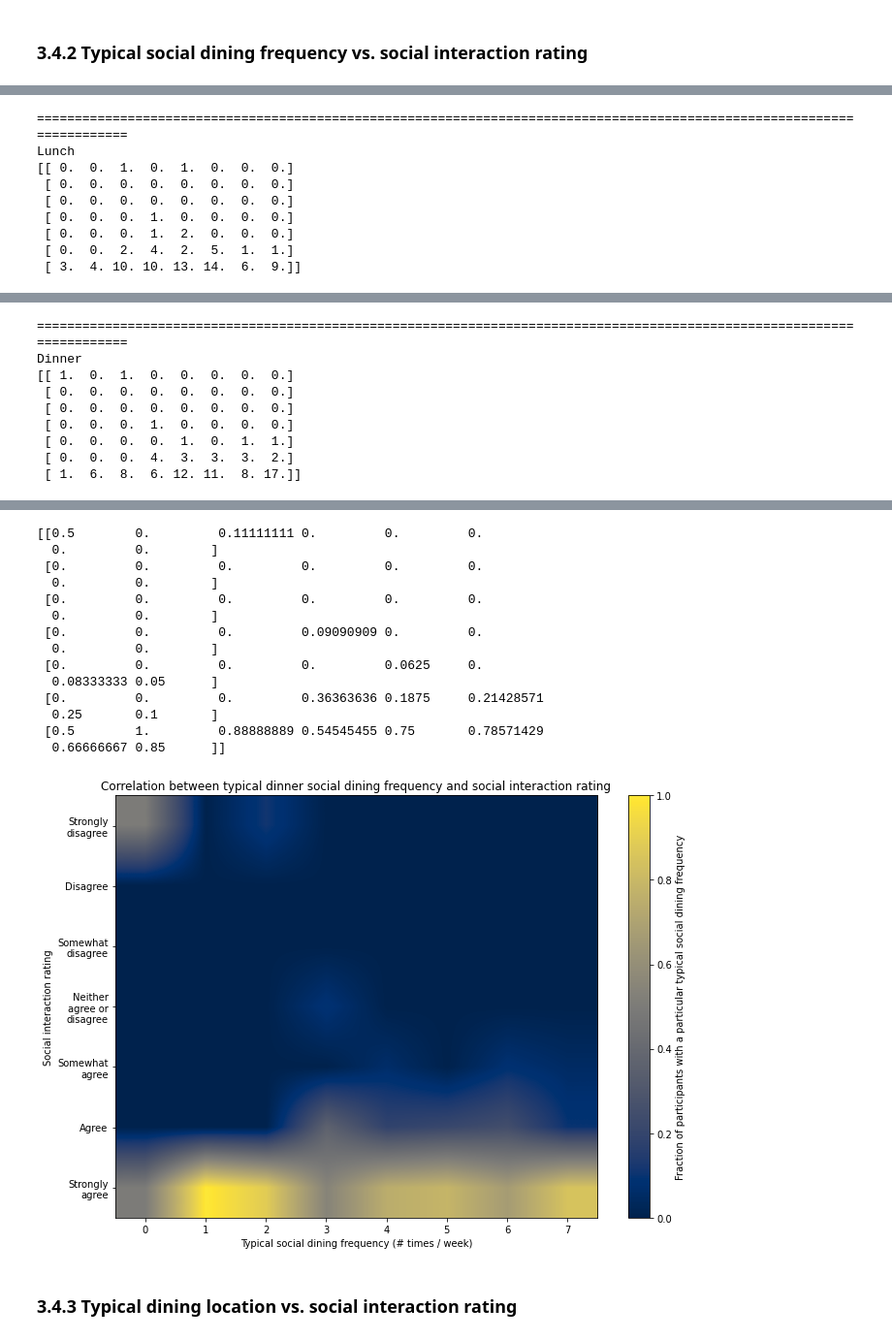
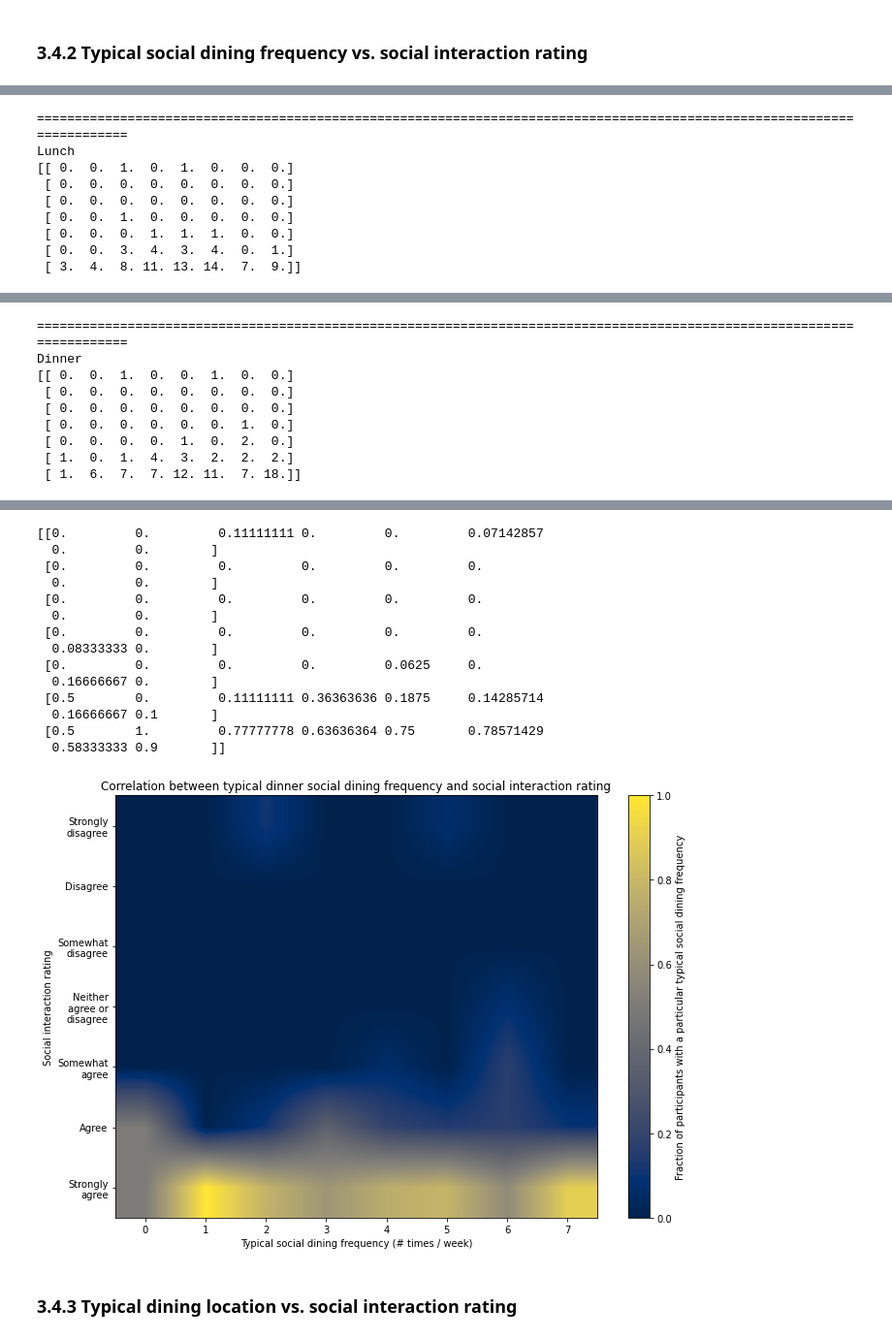
Before and after one commit to empriselab/social-dining, a Jupyter notebook: src/analysis/questionnaires_stats.ipynb, the cells around one changed output, grey strips where cells are left out. Shown at 97% size. Cells and saved outputs as stored; diff of their text form; code cells hidden in the pictures.

Commit message:
Fix questionnaire stats
Fix dataframe indexing and sort questionnaire data.
Re-generated all figures.

```diff
--- a/src/analysis/questionnaires_stats.ipynb
+++ b/src/analysis/questionnaires_stats.ipynb
@@ -1236,7 +1228,7 @@ rating_labels = {
 relationship_counts = np.zeros((len(rating_labels), len(relationship_type_labels)))
 
 for side in ['L', 'R']:
-    for relationship_type_label, rating_label in zip(pre_df[f'{side}1'][2:], post_df['Q1_2'][2:]):
+    for relationship_type_label, rating_label in zip(pre_df[f'{side}1'], post_df['Q1_2']):
 
         idx_x = np.where(np.array(list(relationship_type_labels.keys())) == relationship_type_label)[0]
         idx_y = np.where(np.array(list(rating_labels.keys())) == rating_label)[0]
@@ -1313,7 +1305,7 @@ rating_labels = {
 relationship_counts = np.zeros((len(rating_labels), len(relationship_duration_labels)))
 
 for side in ['L', 'R']:
-    for relationship_duration_label, rating_label in zip(pre_df[f'{side}2'][2:], post_df['Q1_2'][2:]):
+    for relationship_duration_label, rating_label in zip(pre_df[f'{side}2'], post_df['Q1_2']):
 
         idx_x = np.where(np.array(list(relationship_duration_labels.keys())) == relationship_duration_label)[0]
         idx_y = np.where(np.array(list(rating_labels.keys())) == rating_label)[0]
@@ -1392,7 +1384,7 @@ rating_labels = {
 relationship_counts = np.zeros((len(rating_labels), len(eating_together_freq_labels)))
 
 for side in ['L', 'R']:
-    for eating_together_freq_label, rating_label in zip(pre_df[f'{side}3'][2:], post_df['Q1_2'][2:]):
+    for eating_together_freq_label, rating_label in zip(pre_df[f'{side}3'], post_df['Q1_2']):
 
         idx_x = np.where(np.array(list(eating_together_freq_labels.keys())) == eating_together_freq_label)[0]
         idx_y = np.where(np.array(list(rating_labels.keys())) == rating_label)[0]
@@ -1475,7 +1467,7 @@ for i, meal_type in enumerate(['Breakfast', 'Lunch', 'Dinner']):
     participant_count = np.zeros((len(rating_labels), len(codiner_type_labels)))
     print('=' * 120)
     print(meal_type)
-    for codiner_type_label, rating_label in zip(pre_df[f'S1_{i + 1}'][2:], post_df['Q1_2'][2:]):
+    for codiner_type_label, rating_label in zip(pre_df[f'S1_{i + 1}'], post_df['Q1_2']):
 
         idx_x = np.where(np.array(list(codiner_type_labels.keys())) == codiner_type_label)[0]
         idx_y = np.where(np.array(list(rating_labels.keys())) == rating_label)[0]
@@ -1587,7 +1579,7 @@ for i, meal_type in enumerate(['Breakfast', 'Lunch', 'Dinner']):
     participant_count = np.zeros((len(rating_labels), len(dining_freq_range)))
     print('=' * 120)
     print(meal_type)
-    for dining_freq, rating_label in zip(pre_df[f'S2_{i + 1}'][2:], post_df['Q1_2'][2:]):
+    for dining_freq, rating_label in zip(pre_df[f'S2_{i + 1}'], post_df['Q1_2']):
         idx_x = np.where(dining_freq_range == np.int64(dining_freq))[0]
         idx_y = np.where(np.array(list(rating_labels.keys())) == rating_label)[0]
         participant_count[idx_y, idx_x] += 1
@@ -1656,10 +1648,10 @@ Lunch
 [[ 0.  0.  1.  0.  1.  0.  0.  0.]
  [ 0.  0.  0.  0.  0.  0.  0.  0.]
  [ 0.  0.  0.  0.  0.  0.  0.  0.]
- [ 0.  0.  0.  1.  0.  0.  0.  0.]
- [ 0.  0.  0.  1.  2.  0.  0.  0.]
- [ 0.  0.  2.  4.  2.  5.  1.  1.]
- [ 3.  4. 10. 10. 13. 14.  6.  9.]]
+ [ 0.  0.  1.  0.  0.  0.  0.  0.]
+ [ 0.  0.  0.  1.  1.  1.  0.  0.]
+ [ 0.  0.  3.  4.  3.  4.  0.  1.]
+ [ 3.  4.  8. 11. 13. 14.  7.  9.]]
 [figure]
 [[0.         0.         0.07692308 0.         0.05555556 0.
   0.         0.        ]
@@ -1679,9 +1671,9 @@ Lunch
 ========================================================================================================================
 Dinner
-[[ 1.  0.  1.  0.  0.  0.  0.  0.]
+[[ 0.  0.  1.  0.  0.  1.  0.  0.]
  [ 0.  0.  0.  0.  0.  0.  0.  0.]
  [ 0.  0.  0.  0.  0.  0.  0.  0.]
- [ 0.  0.  0.  1.  0.  0.  0.  0.]
- [ 0.  0.  0.  0.  1.  0.  1.  1.]
- [ 0.  0.  0.  4.  3.  3.  3.  2.]
- [ 1.  6.  8.  6. 12. 11.  8. 17.]]
+ [ 0.  0.  0.  0.  0.  0.  1.  0.]
+ [ 0.  0.  0.  0.  1.  0.  2.  0.]
+ [ 1.  0.  1.  4.  3.  2.  2.  2.]
+ [ 1.  6.  7.  7. 12. 11.  7. 18.]]
@@ -1689,18 +1681,18 @@ Dinner
-[[0.5        0.         0.11111111 0.         0.         0.
+[[0.         0.         0.11111111 0.         0.         0.07142857
   0.         0.        ]
  [0.         0.         0.         0.         0.         0.
   0.         0.        ]
  [0.         0.         0.         0.         0.         0.
   0.         0.        ]
- [0.         0.         0.         0.09090909 0.         0.
-  0.         0.        ]
+ [0.         0.         0.         0.         0.         0.
+  0.08333333 0.        ]
  [0.         0.         0.         0.         0.0625     0.
-  0.08333333 0.05      ]
- [0.         0.         0.         0.36363636 0.1875     0.21428571
-  0.25       0.1       ]
- [0.5        1.         0.88888889 0.54545455 0.75       0.78571429
-  0.66666667 0.85      ]]
+  0.16666667 0.        ]
+ [0.5        0.         0.11111111 0.36363636 0.1875     0.14285714
+  0.16666667 0.1       ]
+ [0.5        1.         0.77777778 0.63636364 0.75       0.78571429
+  0.58333333 0.9       ]]
-[figure, old version]
+[figure, new version]
 # %% [markdown]
 ### 3.4.3 Typical dining location vs. social interaction rating
 # %%
```
Also changed, not shown: parts of 32 cells of this notebook.
